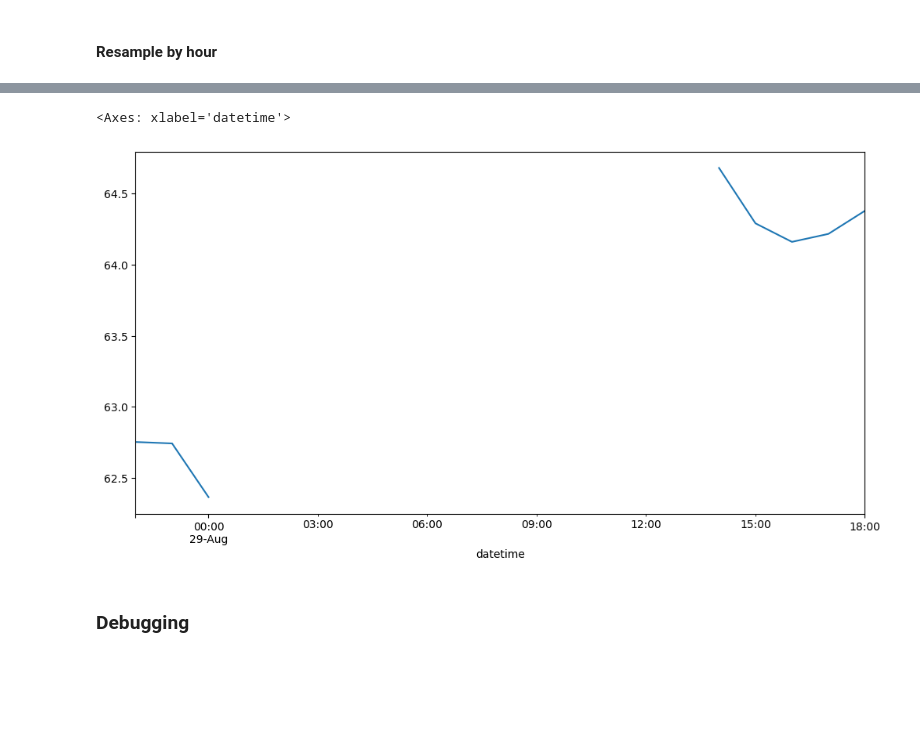
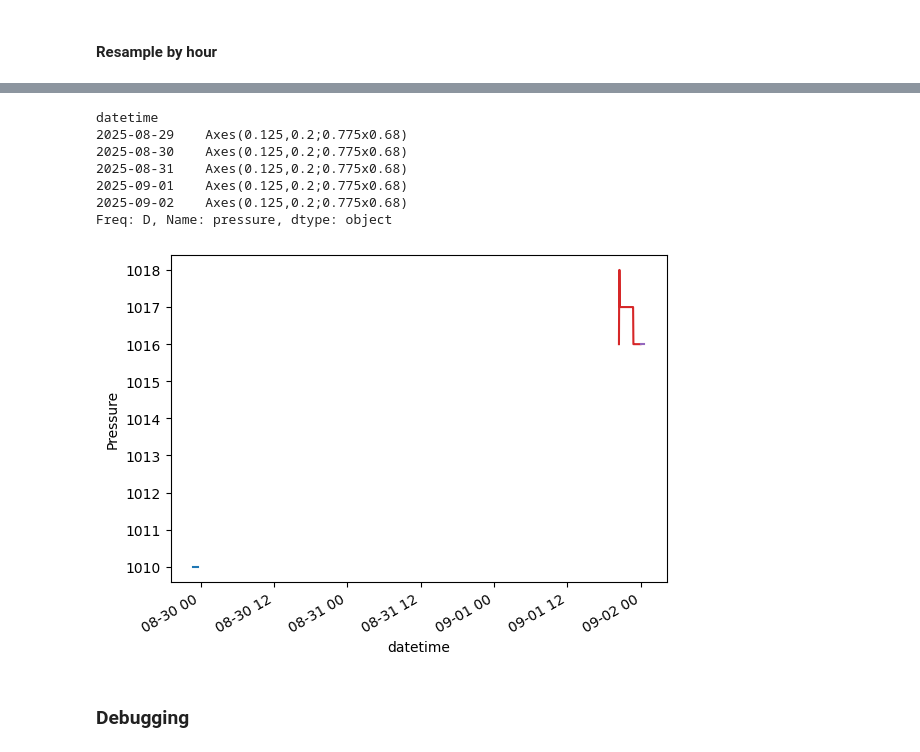
Before and after one commit to mauroc/sqrpi, a Jupyter notebook: dashboard.ipynb, the cells around one changed output, grey strips where cells are left out. Saved outputs shown, nothing was run; the diff lists cells and outputs as text; code cells hidden in the pictures; blank space fills up the shorter version.

```diff
--- a/dashboard.ipynb
+++ b/dashboard.ipynb
@@ -46,6 +55,7 @@ logs
 # %%
 logs["datetime"] = pd.to_datetime(logs["timestamp"], unit="s")
 logs.drop(logs[['timestamp','date', 'time']], axis=1, inplace=True)
+logs['pressure'] = logs.pressure.astype(int)
 logs.set_index('datetime', inplace=True)
 # %% [markdown]
 ### Plot ###
@@ -58,2 +68,4 @@ logs['pressure'].plot(figsize=[12,6])
 # %% [markdown]
 #### Resample by hour ####
+# %%
+hourly_logs = logs.resample('d')
@@ -60,4 +76,4 @@ logs['pressure'].plot(figsize=[12,6])
 # %%
-hourly_logs = logs.resample("h").first()
-hourly_logs['pressure'].plot(figsize=[12,6])
+pl.ylabel('Humidity')
+hourly_logs['humidity'].plot(figsize=[12,6])
 # %% [output]
@@ -66,7 +88,14 @@ hourly_logs['pressure'].plot(figsize=[12,6])
 # %%
-hourly_logs['humidity'].plot(figsize=[12,6])
+pl.ylabel('Pressure')
+hourly_logs["pressure"].plot()
 # %% [output]
-<Axes: xlabel='datetime'>
+datetime
+2025-08-29    Axes(0.125,0.2;0.775x0.68)
+2025-08-30    Axes(0.125,0.2;0.775x0.68)
+2025-08-31    Axes(0.125,0.2;0.775x0.68)
+2025-09-01    Axes(0.125,0.2;0.775x0.68)
+2025-09-02    Axes(0.125,0.2;0.775x0.68)
+Freq: D, Name: pressure, dtype: object
-[figure, old version]
+[figure, new version]
 # %% [markdown]
 ### Debugging ###
```
Also changed, not shown: parts of 22 cells of this notebook, 3 other files.
